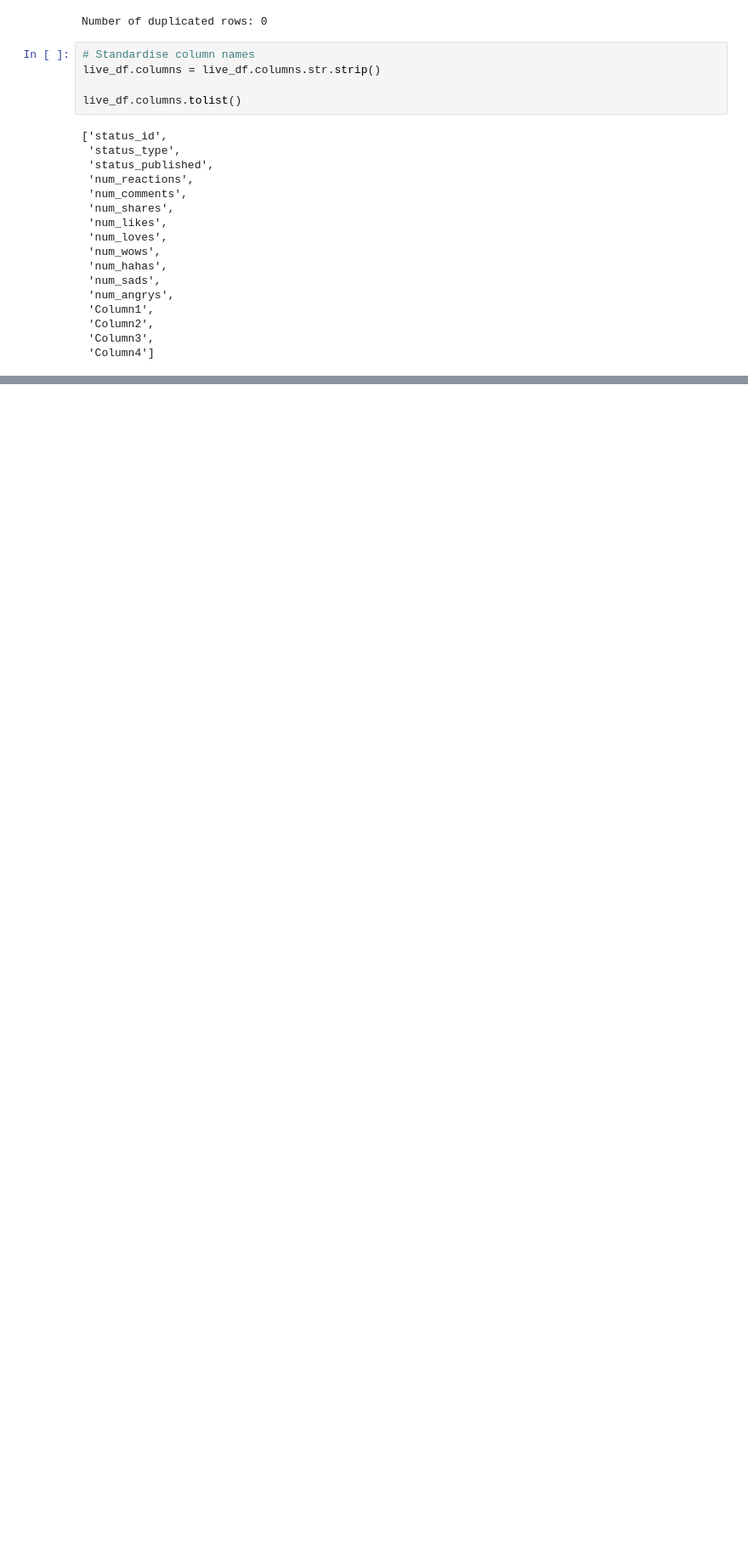
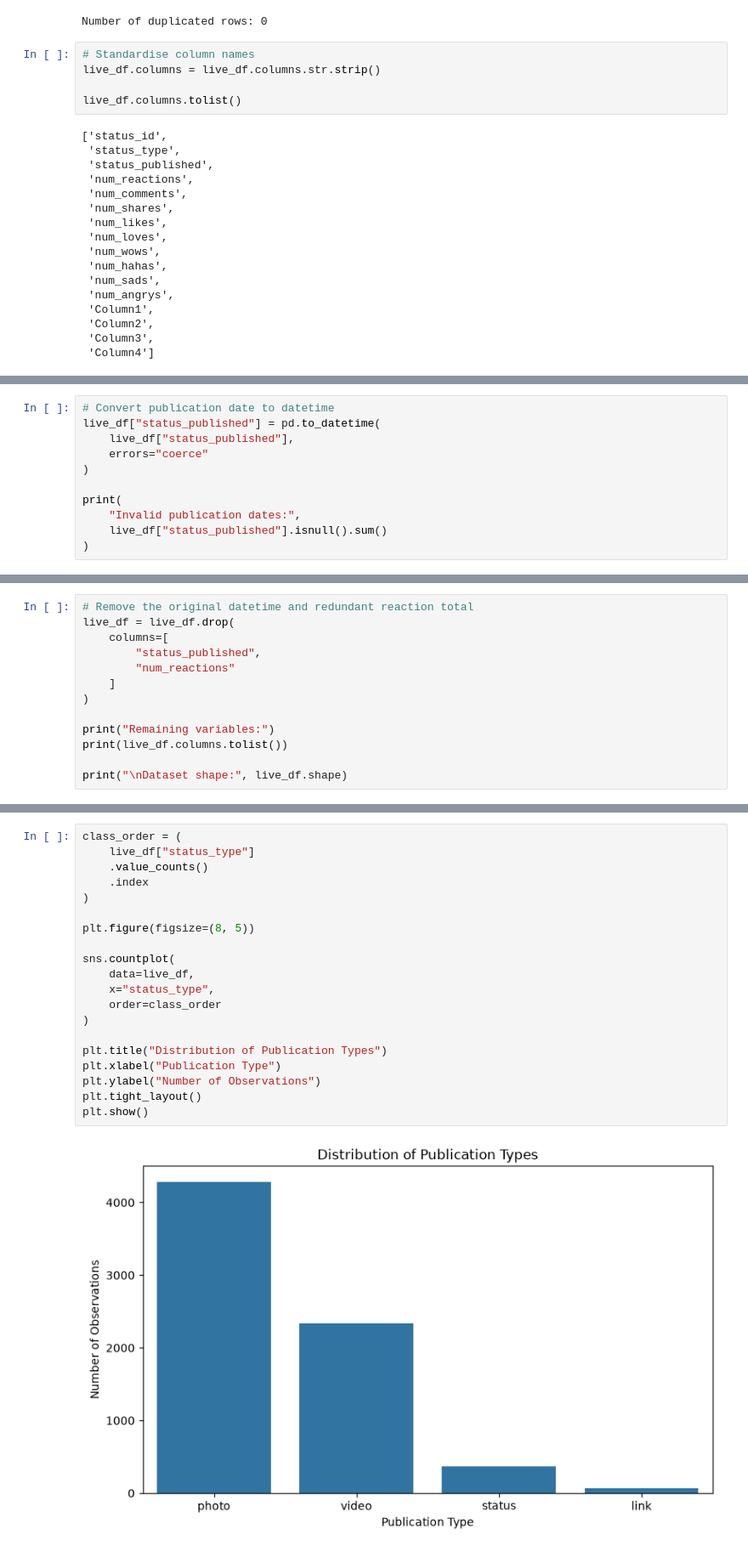
Before and after one commit to AmandaTFerraz/predictive-analytics-final-project, a Jupyter notebook: pda_finalproject.ipynb, the cells around one changed output, grey strips where cells are left out. Shown at 85% size. Cells and saved outputs as stored; diff of their text form; blank space fills up the shorter version.

```diff
--- a/pda_finalproject.ipynb
+++ b/pda_finalproject.ipynb
@@ -791,0 +833,11 @@ Dataset shape after removing unnecessary columns:
+# %%
+# Convert publication date to datetime
+live_df["status_published"] = pd.to_datetime(
+    live_df["status_published"],
+    errors="coerce"
+)
+
+print(
+    "Invalid publication dates:",
+    live_df["status_published"].isnull().sum()
+)
@@ -791,0 +915,13 @@ Dataset shape after removing unnecessary columns:
+# %%
+# Remove the original datetime and redundant reaction total
+live_df = live_df.drop(
+    columns=[
+        "status_published",
+        "num_reactions"
+    ]
+)
+
+print("Remaining variables:")
+print(live_df.columns.tolist())
+
+print("\nDataset shape:", live_df.shape)
@@ -791,0 +968,22 @@ Dataset shape after removing unnecessary columns:
+# %%
+class_order = (
+    live_df["status_type"]
+    .value_counts()
+    .index
+)
+
+plt.figure(figsize=(8, 5))
+
+sns.countplot(
+    data=live_df,
+    x="status_type",
+    order=class_order
+)
+
+plt.title("Distribution of Publication Types")
+plt.xlabel("Publication Type")
+plt.ylabel("Number of Observations")
+plt.tight_layout()
+plt.show()
+# %% [output]
+[figure, added]
```
Also changed, not shown: parts of 40 cells of this notebook.
